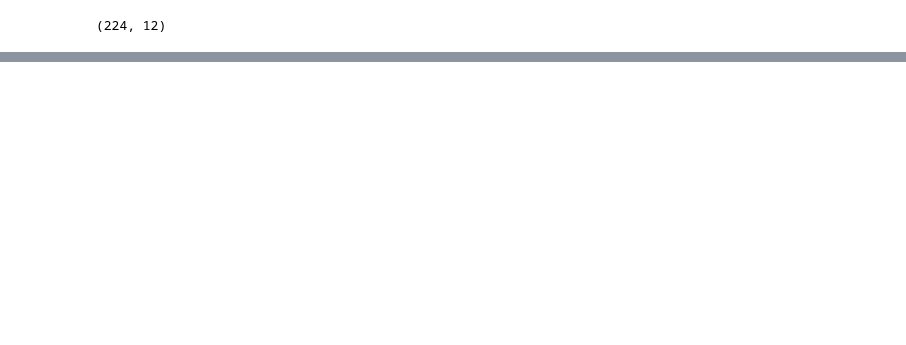
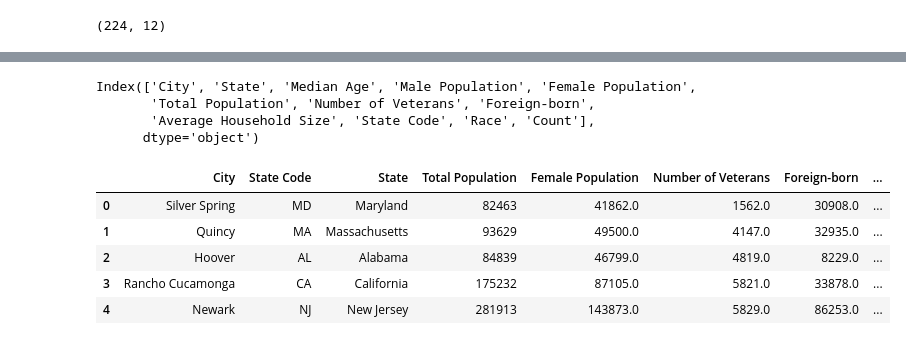
Before and after one commit to sahil350/us_immigrations, a Jupyter notebook: data_builder.ipynb, the cells around one changed output, grey strips where cells are left out. Cells and saved outputs as stored; diff of their text form; code cells hidden in the pictures; blank space fills up the shorter version.

```diff
--- a/data_builder.ipynb
+++ b/data_builder.ipynb
@@ -193,0 +209,25 @@ us_intl_final.to_csv('us_interantional_airport_codes.csv', index=False)
+# %%
+us_cities = pd.read_csv('us-cities-demographics.csv', sep=';')
+# %%
+us_cities.columns
+# %% [output]
+Index(['City', 'State', 'Median Age', 'Male Population', 'Female Population',
+       'Total Population', 'Number of Veterans', 'Foreign-born',
+       'Average Household Size', 'State Code', 'Race', 'Count'],
+      dtype='object')
+# %%
+columns = ['City', 'State Code', 'State', 'Total Population', 'Female Population', 'Number of Veterans', 'Foreign-born',\
+           'Average Household Size', 'Race', 'Count']
+# %%
+us_cities = us_cities[columns]
+# %%
+us_cities['num_households'] = np.round(us_cities['Total Population']/us_cities['Average Household Size'])
+# %%
+us_cities.head()
+# %% [output]
+|  | City | State Code | State | Total Population | Female Population | Number of Veterans | Foreign-born | ... |
+| 0 | Silver Spring | MD | Maryland | 82463 | 41862.0 | 1562.0 | 30908.0 | ... |
+| 1 | Quincy | MA | Massachusetts | 93629 | 49500.0 | 4147.0 | 32935.0 | ... |
+| 2 | Hoover | AL | Alabama | 84839 | 46799.0 | 4819.0 | 8229.0 | ... |
+| 3 | Rancho Cucamonga | CA | California | 175232 | 87105.0 | 5821.0 | 33878.0 | ... |
+| 4 | Newark | NJ | New Jersey | 281913 | 143873.0 | 5829.0 | 86253.0 | ... |
```
Also changed, not shown: parts of 23 cells of this notebook, 3 other files.
